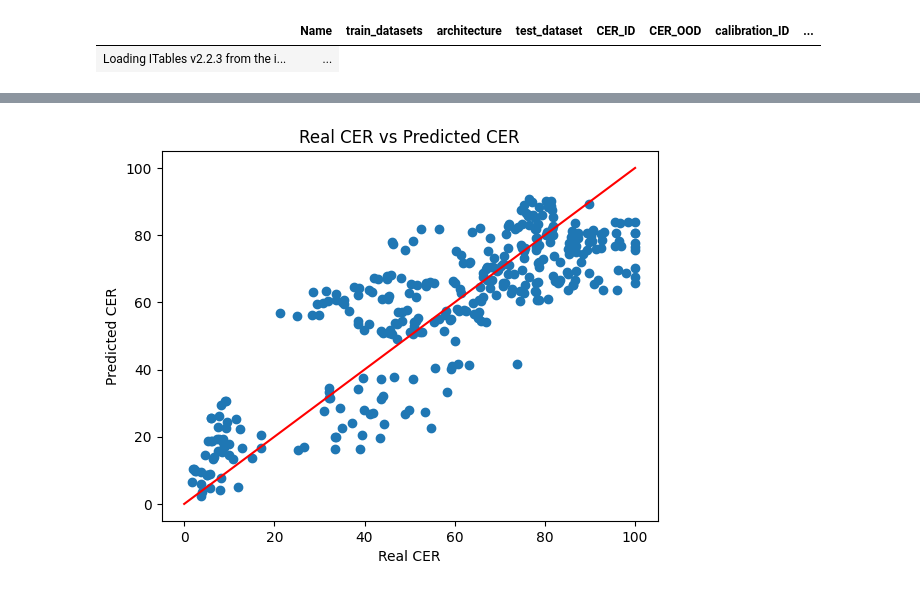
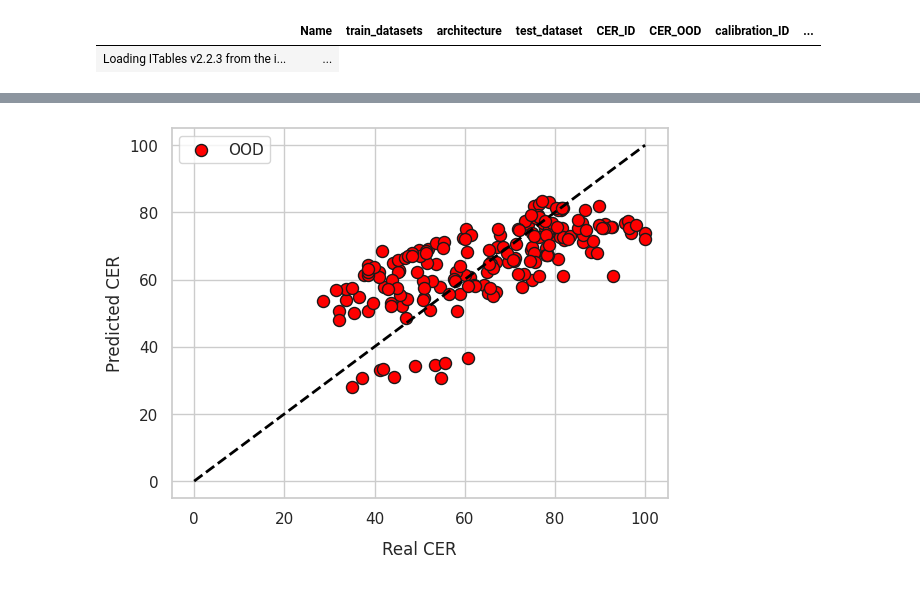
Before and after one commit to carlos10garrido/HTR-OOD, a Jupyter notebook: notebooks/factor_analysis.ipynb, the cells around one changed output, grey strips where cells are left out. Drawn from its saved outputs; the diff is of its cells as text; code cells hidden in the pictures.

Commit message:
Updated for creating figures

```diff
--- a/notebooks/factor_analysis.ipynb
+++ b/notebooks/factor_analysis.ipynb
@@ -291,11 +370,11 @@ print(lexical_divergences_dict)
 # %%
 # Add to pd_all_melted the reconstruction errors for each pair train_datasets, test_dataset consulting the dict reconstruction_errors_dict
-pd_all_melted['reconstruction_error'] = pd_all_melted.apply(lambda x: reconstruction_errors_dict[x['train_datasets']][x['test_dataset']], axis=1)
+# # Add rec_error_id to the table
+pd_all_melted['reconstruction_error_ID'] = pd_all_melted.apply(lambda x: reconstruction_errors_dict[x['train_datasets']][x['train_datasets']], axis=1)
 pd_all_melted
+
+pd_all_melted['reconstruction_error_OOD'] = pd_all_melted.apply(lambda x: reconstruction_errors_dict[x['train_datasets']][x['test_dataset']], axis=1)
+pd_all_melted
 # %% [output]
 |  | Name | train_datasets | architecture | test_dataset | CER_ID | CER_OOD | calibration_ID | ... |
 | Loading ITables v2.2.3 from the i... | ... |
-# %%
-# Add to pd_all_melted the lexical divergence for each pair train_datasets, test_dataset consulting the dict lexical_divergences_dict
-pd_all_melted['kl_divergence'] = pd_all_melted.apply(lambda x: lexical_divergences_dict[x['train_datasets']][x['test_dataset']], axis=1)
-pd_all_melted
@@ -307,10 +420,17 @@ pd_all_melted
 # Filter only where scenario is OOD
 # pd_all_melted = pd_all_melted[pd_all_melted['scenario'] == 'OOD']
 
+# Remove where architecture == htr_vit (HTR-VIT)
+# pd_all_melted = pd_all_melted[pd_all_melted['architecture'] != 'HTR-VIT']
+
+
+
 # pd_all_melted_fa = pd_all_melted.drop(columns=['Name', 'train_datasets', 'test_dataset', 'scenario', 'architecture'])
 # pd_all_melted_fa = pd_all_melted.drop(columns=['Name', 'train_datasets', 'test_dataset', 'scenario', 'architecture', 'num_parameters'])
 pd_all_melted_fa = pd_all_melted.drop(columns=['Name', 'train_datasets', 'test_dataset', 'architecture'])
 # pd_all_melted_fa = pd_all_melted.drop(columns=['Name', 'train_datasets', 'test_dataset', 'architecture', 'num_parameters', 'calibration_ID', 'calibration_OOD'])
+map_columns = dict({'CER_ID': 'ID Error', 'CER_OOD': 'OOD Error', 'reconstruction_error_ID': 'Rec. error (ID)', 'reconstruction_error_OOD': 'Rec. error (OOD)', 'kl_divergence': 'KL div.', 'kl_divergence_real': 'KL div. (GT)', 'calibration_ID': 'ID ECE', 'calibration_OOD': 'OOD ECE', 'num_parameters': 'N. Params'})
+pd_all_melted_fa = pd_all_melted_fa.rename(columns=map_columns)
 show(pd_all_melted_fa)
 columns = pd_all_melted_fa.columns.tolist()
 print(pd_all_melted_fa.columns.tolist())
@@ -407,15 +629,16 @@ pd_all_pred = pd_all_melted.drop(columns=['Name', 'train_datasets', 'test_datase
 
 # X = pd_all_pred.drop(columns=['CER_OOD', 'CER_ID'])
 
-# X_factors = fa.transform(pd_all_melted_fa)
-# X = pd.DataFrame(X_factors, columns=[f'Factor {i + 1}' for i in range(N_FACTORS)])
-# X = pd_all_pred[['reconstruction_error', 'kl_divergence']]
-X = pd_all_pred[['reconstruction_error', 'kl_divergence', 'calibration_ID', 'num_parameters']]
-# X = loadings
-# Put X as the factors
-# X = pd.DataFrame(pd_all_melted_fa, columns=pd_all_pred.columns)
+print(pd_all_pred.columns)
+# X = pd_all_pred[['CER_ID', 'calibration_ID','num_parameters', 'reconstruction_error_OOD', 'reconstruction_error_ID','kl_divergence', 'kl_divergence_real']]
+X = pd_all_pred[['CER_ID', 'calibration_ID','num_parameters', 'reconstruction_error_OOD', 'reconstruction_error_ID','kl_divergence_real']]
+# X = pd_all_pred[['CER_ID', 'calibration_ID', 'num_parameters', 'reconstruction_error_OOD', 'reconstruction_error_ID', 'kl_divergence']]
+# X = pd_all_pred[['CER_ID', 'calibration_ID', 'num_parameters', 'reconstruction_error_OOD', 'reconstruction_error_ID', 'kl_divergence']]
+# X = pd_all_pred[['kl_divergence']]
+# X = pd_all_pred[['kl_divergence_real']]
+# Logaritmic fit
+# X = np.log(X)
 y = pd_all_pred['CER_OOD']
-
 
 
 lm = LinearRegression()
@@ -442,14 +665,49 @@ residuals = np.abs(y - y_pred)
 # Get the mean error of the residuals
 mean_error = np.mean(residuals)
 std_error = np.std(residuals)
-print(f'Mean error: {mean_error}. Std error: {std_error}')
+print(f'Mean absolute error: {mean_error}. Std error: {std_error}')
 
-# Plot real CER vs predicted CER
-plt.scatter(y, y_pred)
-plt.xlabel('Real CER')
-plt.ylabel('Predicted CER')
-# Plot a line from (0, 0) to (100, 100)
-plt.plot([0, 100], [0, 100], color='r')
-plt.title('Real CER vs Predicted CER')
-plt.show()
+# Change color to ID and OOD. ID is blue and OOD is red. Criterion is if CER_ID == CER_OOD
+colors = pd_all_pred.apply(lambda x: 'blue' if x['CER_ID'] == x['CER_OOD'] else 'red', axis=1)
+
+
+# Plot real CER vs predicted CER. Add markersize=10 and edgecolors='k'. Set two labels: ID and OOD with different colors
+idx_id = pd_all_pred['CER_ID'] == pd_all_pred['CER_OOD']
+idx_ood = ~idx_id
+
+# Remove outliers for the plot with quartiles
+outliers = (residuals > np.percentile(residuals, 75) + 1.5 * (np.percentile(residuals, 75) - np.percentile(residuals, 25))) | (residuals < np.percentile(residuals, 25) - 1.5 * (np.percentile(residuals, 75) - np.percentile(residuals, 25)))
+idx_id = idx_id & ~outliers
+idx_ood = idx_ood & ~outliers
+
+plt.scatter(y[idx_id], y_pred[idx_id], c='blue', label='ID', edgecolors='k', s=75) if len(y[idx_id]) > 0 else None
+plt.scatter(y[idx_ood], y_pred[idx_ood], c='red', label='OOD', edgecolors='k', s=75)
+
+# plt.scatter(y[idx_id], y_pred[idx_id], c='blue', label='ID', edgecolors='k', s=70)
+# plt.scatter(y[idx_ood], y_pred[idx_ood], c='red', label='OOD', edgecolors='k', s=70)
+
+# Get all statistics about residuals distribution: mean, std, max, min, median, etc
+print(f'Mean residuals: {np.mean(residuals)}')
+print(f'Std residuals: {np.std(residuals)}')
+print(f'Max residuals: {np.max(residuals)}')
+print(f'Min residuals: {np.min(residuals)}')
+print(f'Median residuals: {np.median(residuals)}')
+
+
+
+plt.xlabel('Real CER', fontsize=12, labelpad=10)
+plt.ylabel('Predicted CER', fontsize=12)
+plt.plot([0, 100], [0, 100], color='black', linestyle='--', linewidth=2)
+
+# Make numbers of the axis bigger
+plt.xticks(fontsize=11)
+plt.yticks(fontsize=11)
+# plt.xlim(0, 100)
+# plt.ylim(0, 100)
+
+# Set legend
+plt.legend()
+
+# Save as pdf
+plt.savefig('../results/cer_vs_predicted_cer.pdf', format='pdf', bbox_inches='tight')
 # %% [output]
@@ -460 +728 @@ Mean error: 11.509462278036947. Std error: 8.54181067484277
-[figure, old version]
+[figure, new version]
```
Also changed, not shown: parts of 28 cells of this notebook, 11 other files.
